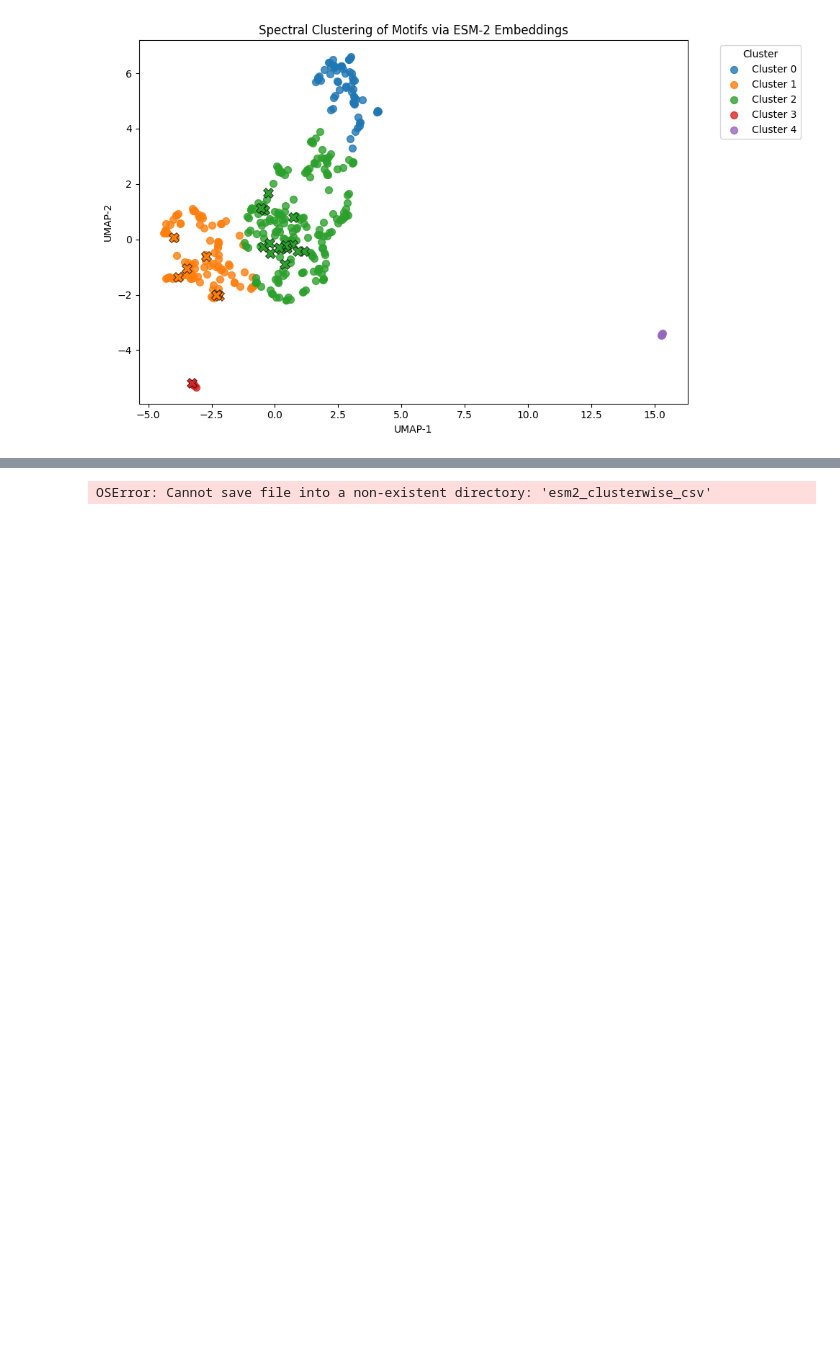
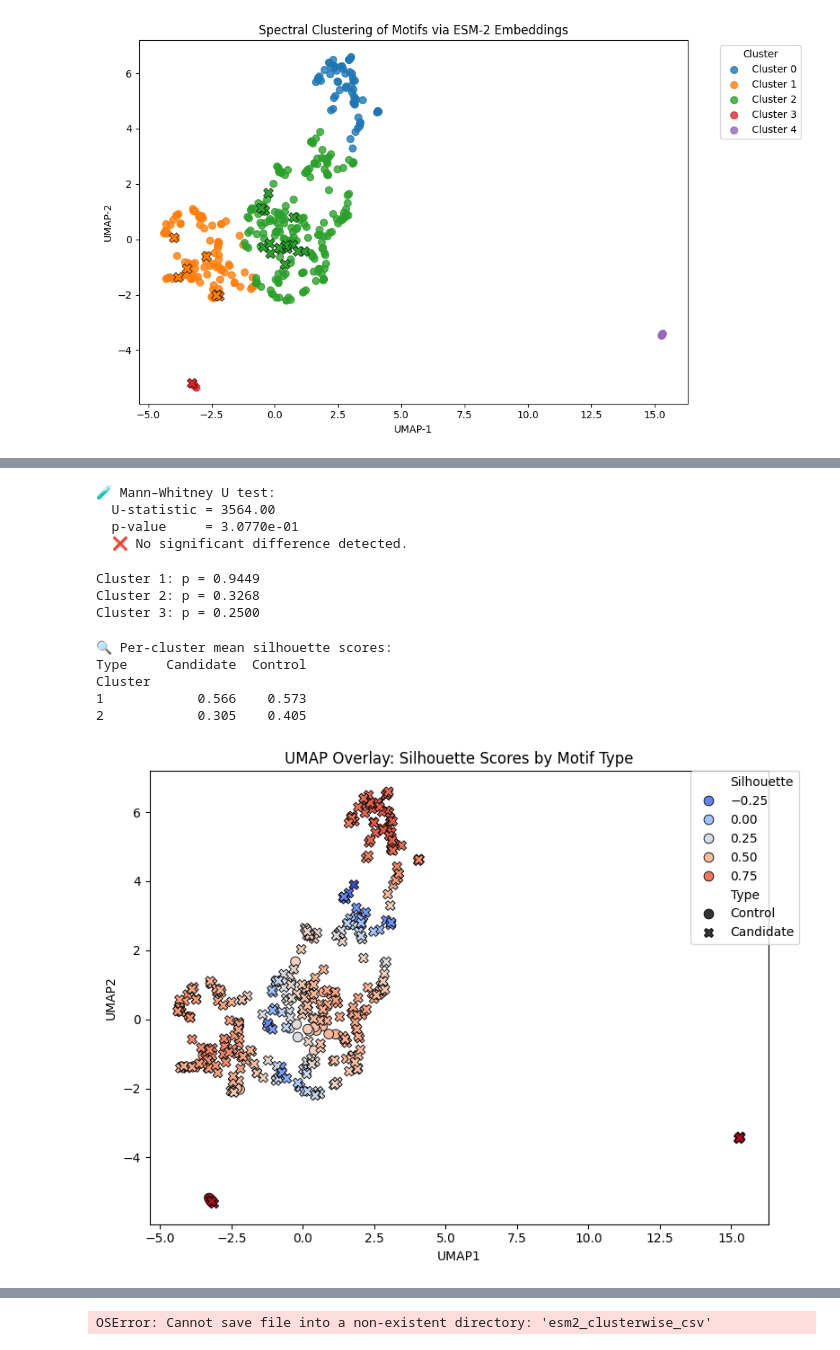
Before and after one commit to Ash100/Minor, a Jupyter notebook: Embeddings_ESM2.ipynb, the cells around one changed output, grey strips where cells are left out. Drawn from its saved outputs; the diff is of its cells as text; code cells hidden in the pictures; blank space fills up the shorter version.

```diff
--- a/Embeddings_ESM2.ipynb
+++ b/Embeddings_ESM2.ipynb
@@ -279,3 +302,79 @@ plt.show()
+# %%
+#@title 1. Mann–Whitney U Test: Control vs Candidate Silhouette Scores
+from scipy.stats import mannwhitneyu
+
+# ✅ Split scores
+control_scores = df_sil[df_sil["Type"] == "Control"]["Silhouette"]
+candidate_scores = df_sil[df_sil["Type"] == "Candidate"]["Silhouette"]
+
+# ✅ Mann–Whitney U test (non-parametric)
+stat, p_value = mannwhitneyu(control_scores, candidate_scores, alternative="two-sided")
+
+print(f"🧪 Mann–Whitney U test:")
+print(f"  U-statistic = {stat:.2f}")
+print(f"  p-value     = {p_value:.4e}")
+if p_value < 0.05:
+    print("  ✅ Significant difference between Control and Candidate motifs.")
+else:
+    print("  ❌ No significant difference detected.")
+# %% [output]
+🧪 Mann–Whitney U test:
+  U-statistic = 3564.00
+  p-value     = 3.0770e-01
+  ❌ No significant difference detected.
+# %%
+#@title Cluster Level Pattern
+# Example: loop over clusters
+for cluster_id in df_sil["Cluster"].unique():
+    subset = df_sil[df_sil["Cluster"] == cluster_id]
+    if subset["Type"].nunique() == 2 and len(subset) >= 6:
+        stat, p = mannwhitneyu(
+            subset[subset["Type"] == "Control"]["Silhouette"],
+            subset[subset["Type"] == "Candidate"]["Silhouette"],
+            alternative="two-sided"
+        )
+        print(f"Cluster {cluster_id}: p = {p:.4f}")
+# %% [output]
+Cluster 1: p = 0.9449
+Cluster 2: p = 0.3268
+Cluster 3: p = 0.2500
+# %%
+#@title Per-Cluster Silhouette Analysis by Motif Type
+# ✅ Group by cluster and motif type
+cluster_stats = df_sil.groupby(["Cluster", "Type"])["Silhouette"].agg(["mean", "count"]).unstack()
+
+# ✅ Optional: filter clusters with ≥3 motifs per group
+valid_clusters = cluster_stats["count"][(cluster_stats["count"] >= 3).all(axis=1)].index
+
+# ✅ Display mean silhouette scores per cluster
+print("🔍 Per-cluster mean silhouette scores:")
+print(cluster_stats["mean"].loc[valid_clusters].round(3))
+# %% [output]
+🔍 Per-cluster mean silhouette scores:
+Type     Candidate  Control
+Cluster
+1            0.566    0.573
+2            0.305    0.405
+# %%
+import matplotlib.pyplot as plt
+import seaborn as sns
+
+# ✅ Prepare DataFrame
+df_umap = pd.DataFrame(X_umap, columns=["UMAP1", "UMAP2"])
+df_umap["Silhouette"] = df_sil["Silhouette"]
+df_umap["Type"] = df_sil["Type"]
+
+# ✅ Plot
+plt.figure(figsize=(8, 6))
+sns.scatterplot(data=df_umap, x="UMAP1", y="UMAP2", hue="Silhouette", style="Type",
+                palette="coolwarm", edgecolor="black", s=60)
+plt.title("UMAP Overlay: Silhouette Scores by Motif Type")
+plt.legend(loc="best", bbox_to_anchor=(1.05, 1), borderaxespad=0.)
+plt.tight_layout()
+plt.savefig("umap_silhouette_overlay.png", dpi=600)
+plt.show()
+# %% [output]
+[figure, added]
 # %%
 import matplotlib.pyplot as plt
 import seaborn as sns
```
Also changed, not shown: parts of 11 cells of this notebook.
